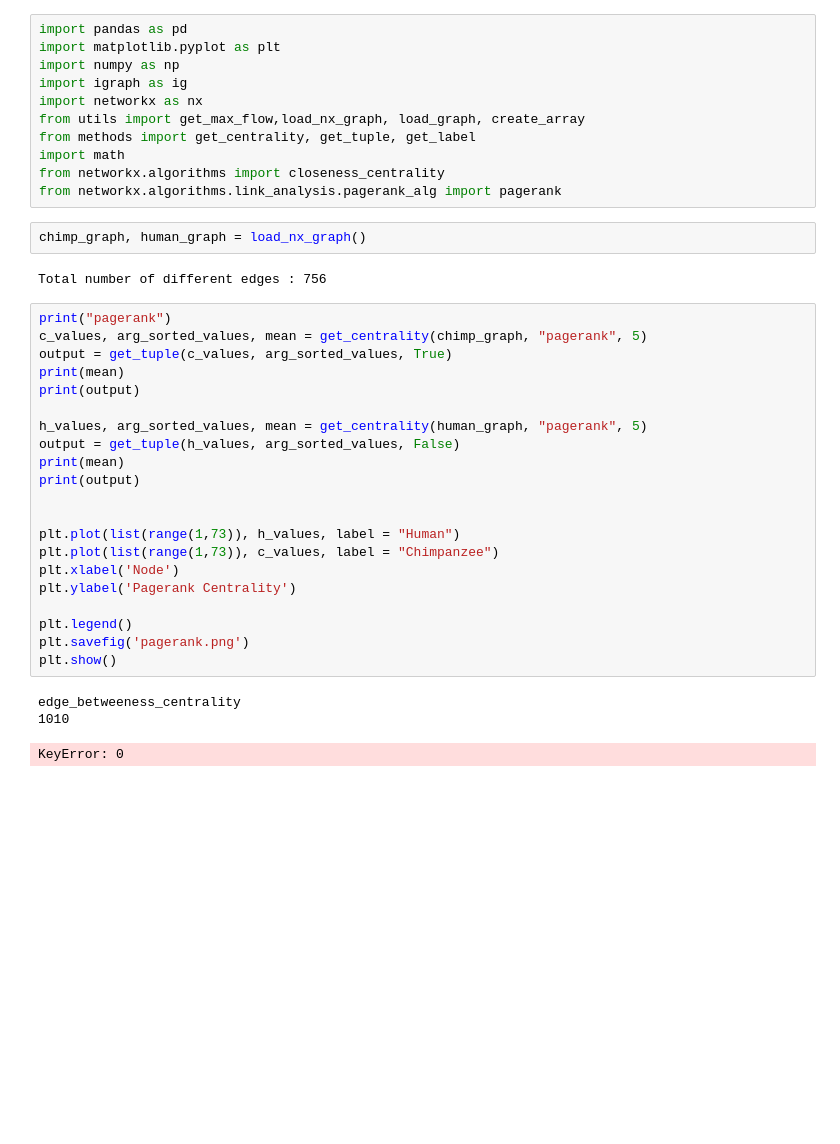
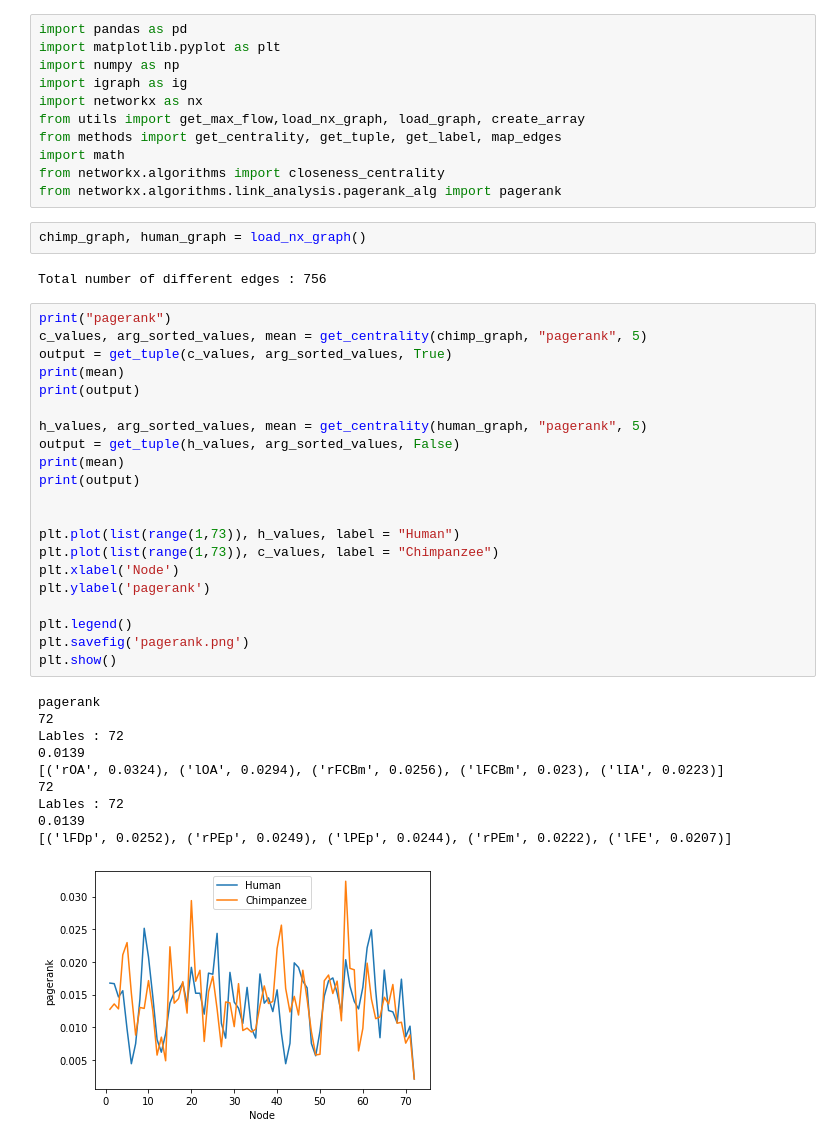
Before and after one commit to koshyanand/connectome_analysis, a Jupyter notebook: Centrality.ipynb, the cells around one changed output. Cells and saved outputs as stored; diff of their text form; blank space fills up the shorter version.

```diff
--- a/Centrality.ipynb
+++ b/Centrality.ipynb
@@ -5,7 +5,7 @@ import numpy as np
 import igraph as ig
 import networkx as nx
 from utils import get_max_flow,load_nx_graph, load_graph, create_array
-from methods import get_centrality, get_tuple, get_label
+from methods import get_centrality, get_tuple, get_label, map_edges
 import math
 from networkx.algorithms import closeness_centrality
 from networkx.algorithms.link_analysis.pagerank_alg import pagerank
@@ -16,25 +16,32 @@ Total number of different edges : 756
 # %%
 print("pagerank")
 c_values, arg_sorted_values, mean = get_centrality(chimp_graph, "pagerank", 5)
 output = get_tuple(c_values, arg_sorted_values, True)
 print(mean)
 print(output)
 
 h_values, arg_sorted_values, mean = get_centrality(human_graph, "pagerank", 5)
 output = get_tuple(h_values, arg_sorted_values, False)
 print(mean)
 print(output)
 
 
 plt.plot(list(range(1,73)), h_values, label = "Human")
 plt.plot(list(range(1,73)), c_values, label = "Chimpanzee")
 plt.xlabel('Node')
-plt.ylabel('Pagerank Centrality')
+plt.ylabel('pagerank')
 
 plt.legend()
 plt.savefig('pagerank.png')
 plt.show()
 # %% [output]
-edge_betweeness_centrality
-1010
+pagerank
+72
+Lables : 72
+0.0139
+[('rOA', 0.0324), ('lOA', 0.0294), ('rFCBm', 0.0256), ('lFCBm', 0.023), ('lIA', 0.0223)]
+72
+Lables : 72
+0.0139
+[('lFDp', 0.0252), ('rPEp', 0.0249), ('lPEp', 0.0244), ('rPEm', 0.0222), ('lFE', 0.0207)]
-KeyError: 0
+[figure, added]
```
Also changed, not shown: parts of 3 cells of this notebook, 7 other files.
